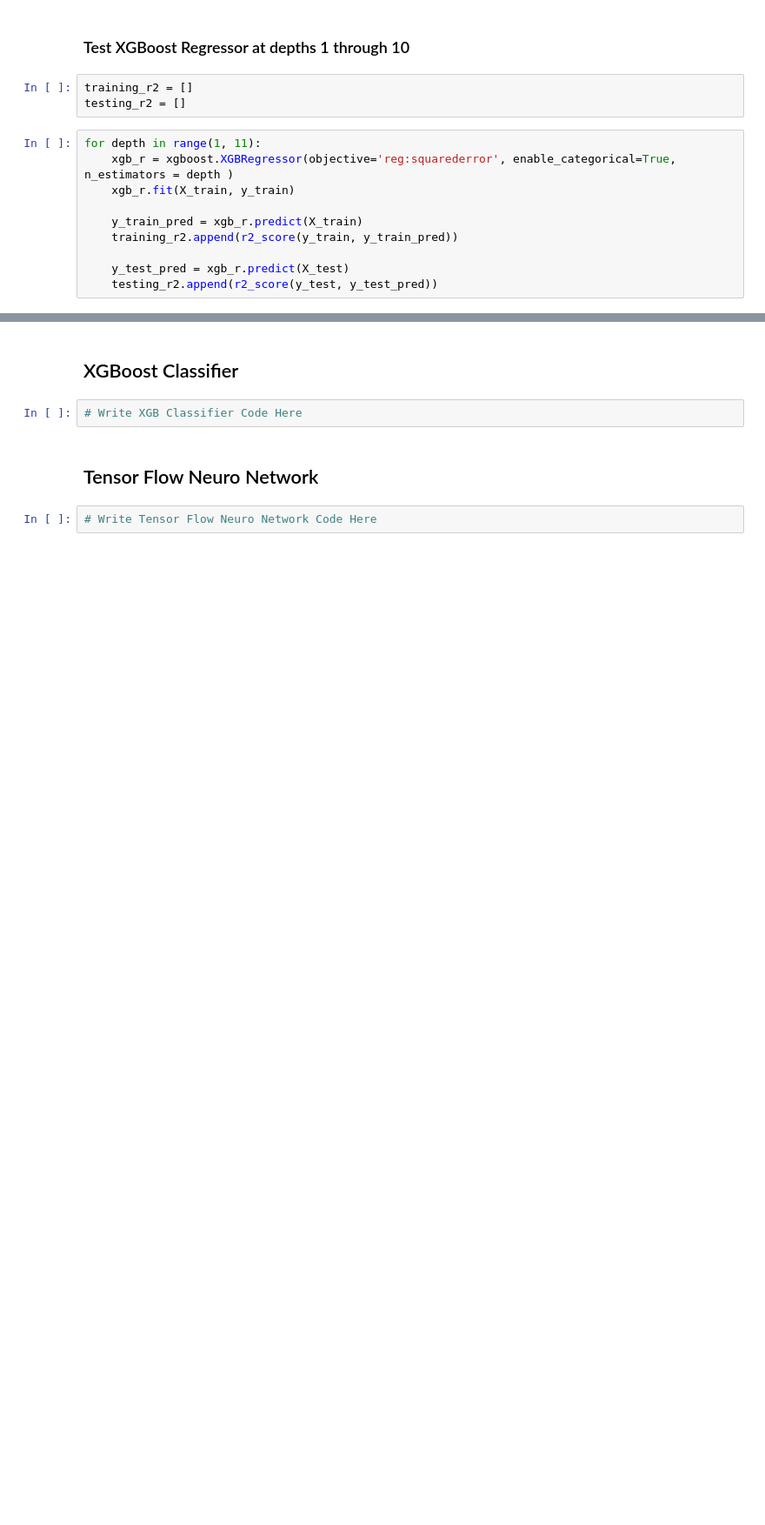
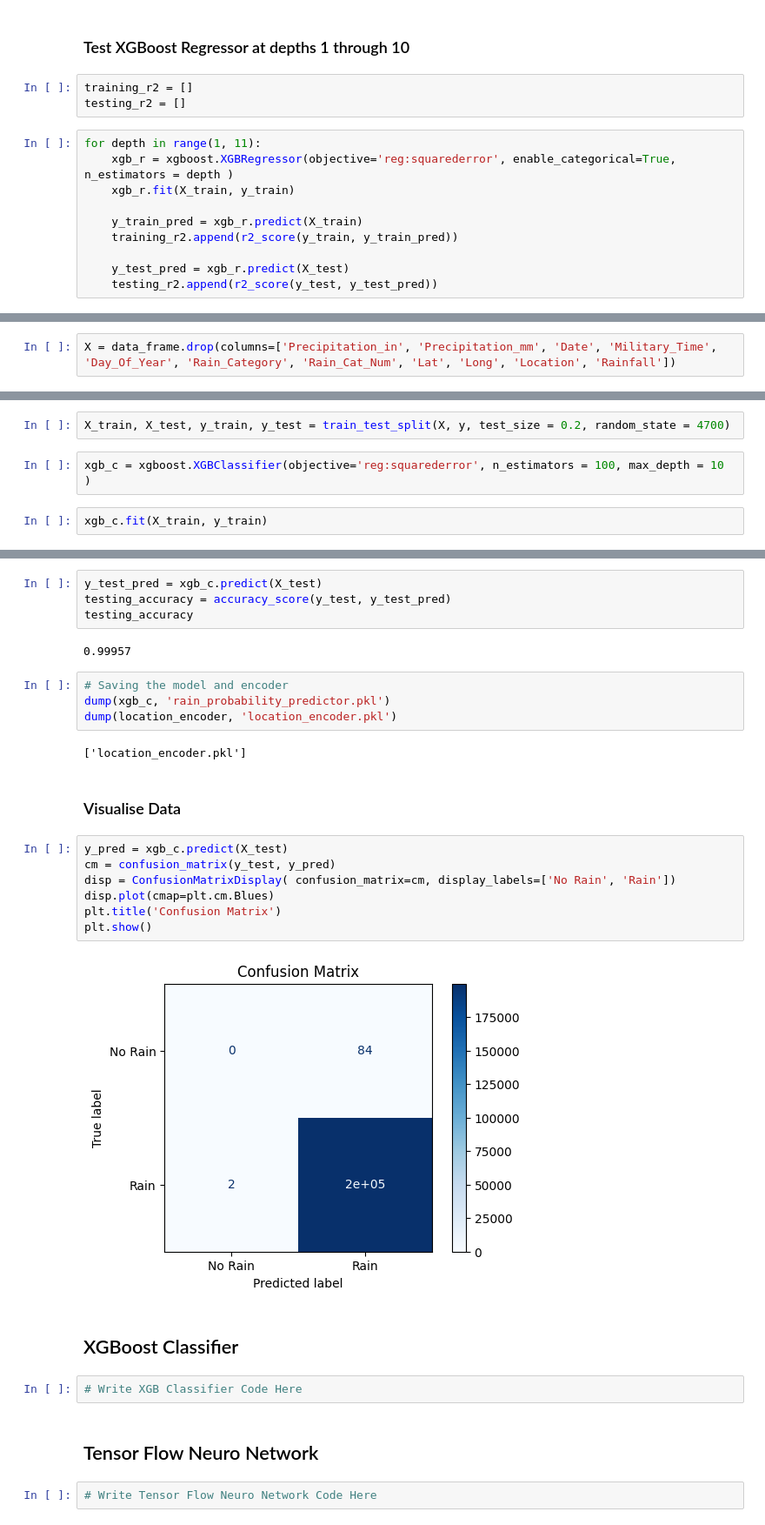
Before and after one commit to JamesShaklee/WeatherPrediction, a Jupyter notebook: WeatherNotebook.ipynb, the cells around one changed output, grey strips where cells are left out. Shown at 87% size. Saved outputs shown, nothing was run; the diff lists cells and outputs as text; blank space fills up the shorter version.

```diff
--- a/WeatherNotebook.ipynb
+++ b/WeatherNotebook.ipynb
@@ -163,0 +240,2 @@ plt.show()
+# %%
+X = data_frame.drop(columns=['Precipitation_in', 'Precipitation_mm', 'Date', 'Military_Time', 'Day_Of_Year', 'Rain_Category', 'Rain_Cat_Num', 'Lat', 'Long', 'Location', 'Rainfall'])
@@ -163,0 +248,6 @@ plt.show()
+# %%
+X_train, X_test, y_train, y_test = train_test_split(X, y, test_size = 0.2, random_state = 4700)
+# %%
+xgb_c = xgboost.XGBClassifier(objective='reg:squarederror', n_estimators = 100, max_depth = 10 )
+# %%
+xgb_c.fit(X_train, y_train)
@@ -164,3 +272,26 @@ plt.show()
+# %%
+y_test_pred = xgb_c.predict(X_test)
+testing_accuracy = accuracy_score(y_test, y_test_pred)
+testing_accuracy
+# %% [output]
+0.99957
+# %%
+# Saving the model and encoder
+dump(xgb_c, 'rain_probability_predictor.pkl')
+dump(location_encoder, 'location_encoder.pkl')
+# %% [output]
+['location_encoder.pkl']
+# %% [markdown]
+### Visualise Data
+# %%
+y_pred = xgb_c.predict(X_test)
+cm = confusion_matrix(y_test, y_pred)
+disp = ConfusionMatrixDisplay( confusion_matrix=cm, display_labels=['No Rain', 'Rain'])
+disp.plot(cmap=plt.cm.Blues)
+plt.title('Confusion Matrix')
+plt.show()
+# %% [output]
+[figure, added]
 # %% [markdown]
 ## XGBoost Classifier
 # %%
```
Also changed, not shown: parts of 36 cells of this notebook, 2 other files.
